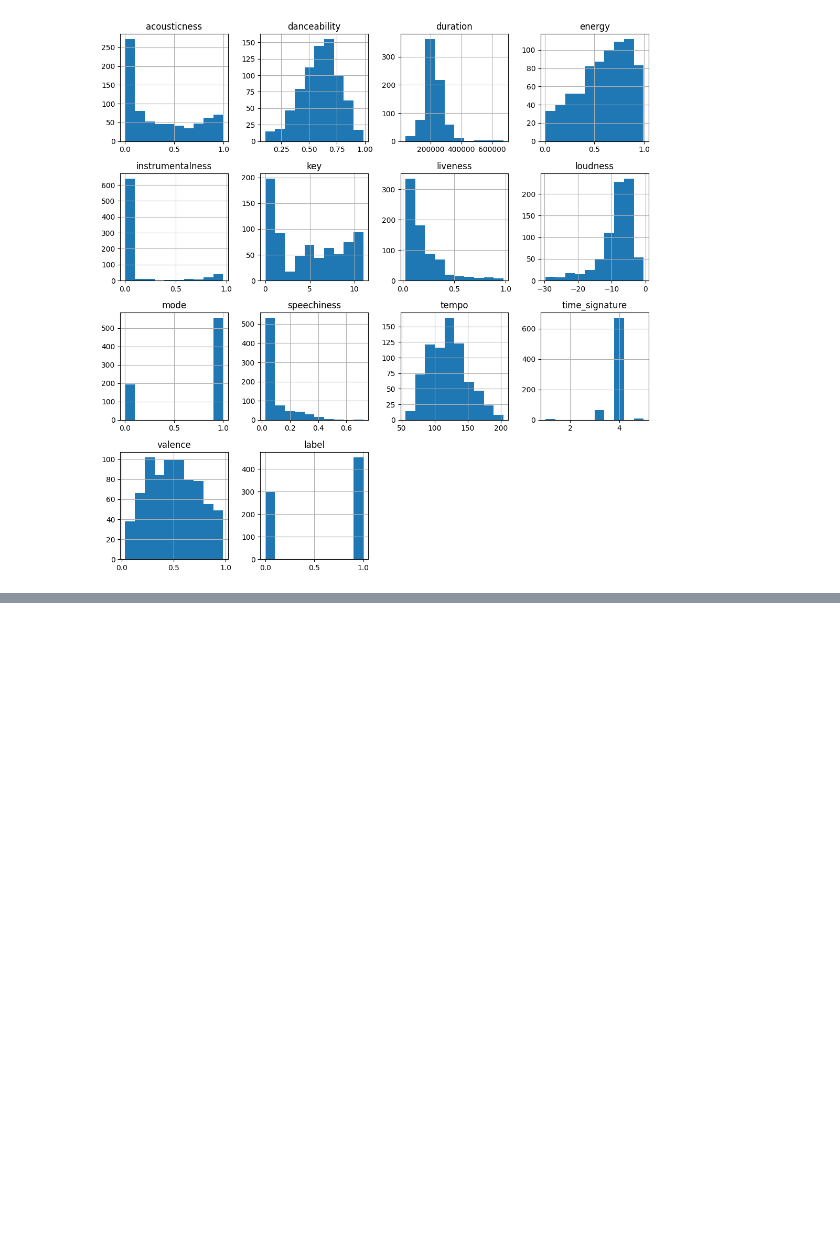
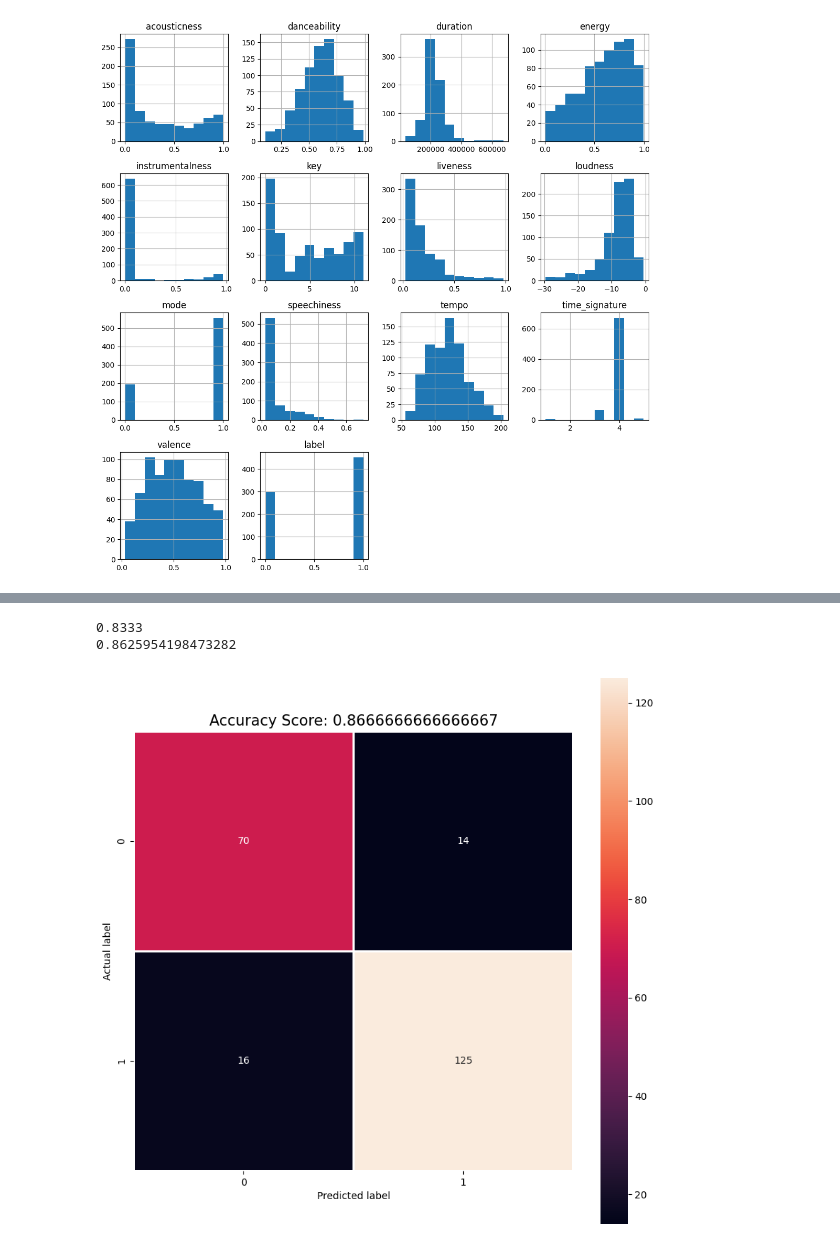
Before and after one commit to mario3219/machine-learning-excercises, a Jupyter notebook: labb1/report.ipynb, the cells around one changed output, grey strips where cells are left out. Drawn from its saved outputs; the diff is of its cells as text; code cells hidden in the pictures; blank space fills up the shorter version.

```diff
--- a/labb1/report.ipynb
+++ b/labb1/report.ipynb
@@ -228,0 +258,36 @@ file.close()
+# %%
+# the optimal parameters are tested
+feature_selection = [0,1,2,3,4,5,6,7,8,9]
+
+X, y = training.iloc[:, feature_selection], training.iloc[:, 10]
+x_dummy, X_val, y_dummy, y_val = train_test_split(X, y, test_size=0.30, random_state=42)
+
+training = cleaned_data
+X, y = cleaned_data.iloc[:, feature_selection], cleaned_data.iloc[:, 10]
+X_train, x_dummy, y_train, y_dummy = train_test_split(X, y, test_size=0.30, random_state=42)
+
+rng = np.random.RandomState(0)
+#clf = RandomForestClassifier(bootstrap=True, ccp_alpha=0.01, class_weight='balanced',criterion='entropy',max_depth=None,max_features=0.3,max_samples=0.7,min_samples_leaf=2,min_samples_split=10,n_estimators=10000,random_state=rng,warm_start=False)
+#clf = RandomForestClassifier(bootstrap=True, ccp_alpha=0.01, class_weight=None, criterion='gini',max_depth=None,max_features=0.1,max_samples=0.3,min_samples_leaf=1,min_samples_split=10,n_estimators=10000,random_state=rng,warm_start=False)
+clf = RandomForestClassifier(bootstrap=True, ccp_alpha=0.01, class_weight=None,criterion='gini',max_depth=10, max_features=0.9, max_samples=0.9,min_samples_leaf=2,min_samples_split=5,n_estimators=10000,random_state=rng,warm_start=False)
+clf.fit(X_train, y_train)
+
+y_pred = clf.predict(X_val)
+f1 = f1_score(y_val, y_pred)
+score = clf.score(X_val, y_val)
+
+print('{0:.4f}'.format(score))
+print(f1)
+# %% [output]
+0.8333
+0.8625954198473282
+# %%
+cm = metrics.confusion_matrix(y_val, y_pred)
+plt.figure(figsize=(10,10))
+sns.heatmap(cm, annot=True, fmt=".0f", linewidths=1, square = True);
+plt.ylabel('Actual label');
+plt.xlabel('Predicted label');
+score = clf.score(X_val, y_val)
+plt.title('Accuracy Score: {0}'.format(score), size = 15);
+# %% [output]
+[figure, added]
```
Also changed, not shown: parts of 41 cells of this notebook, 4 other files.
